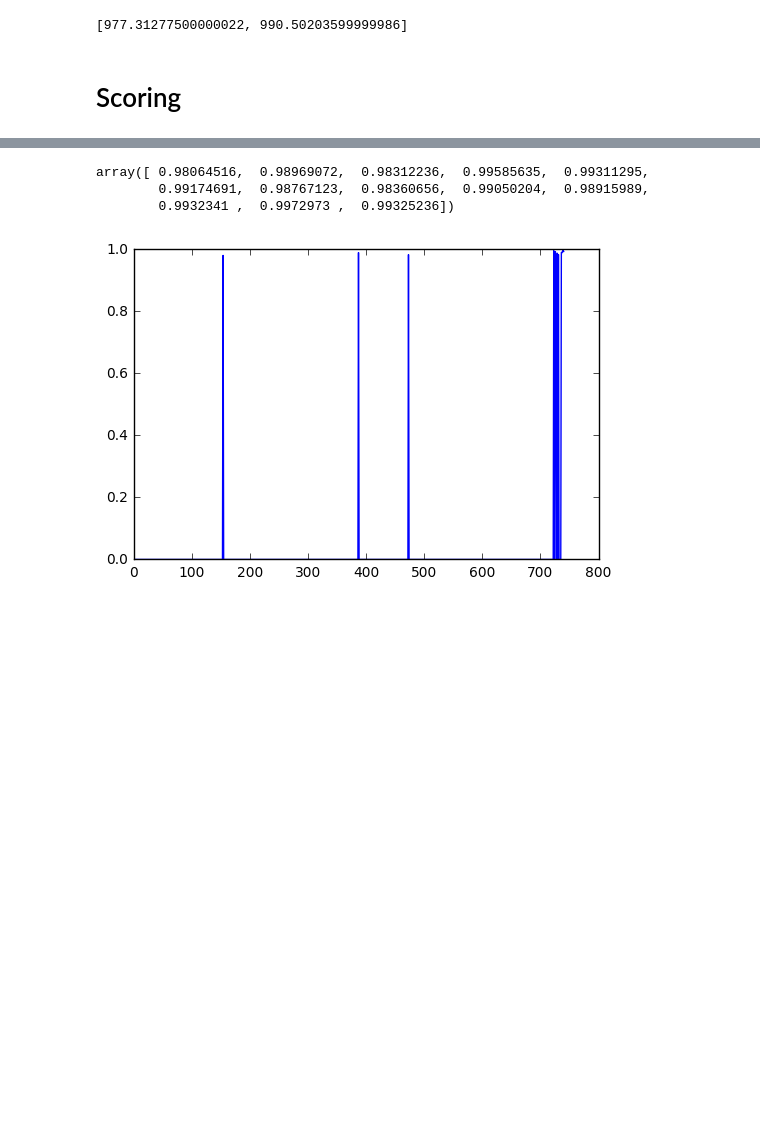
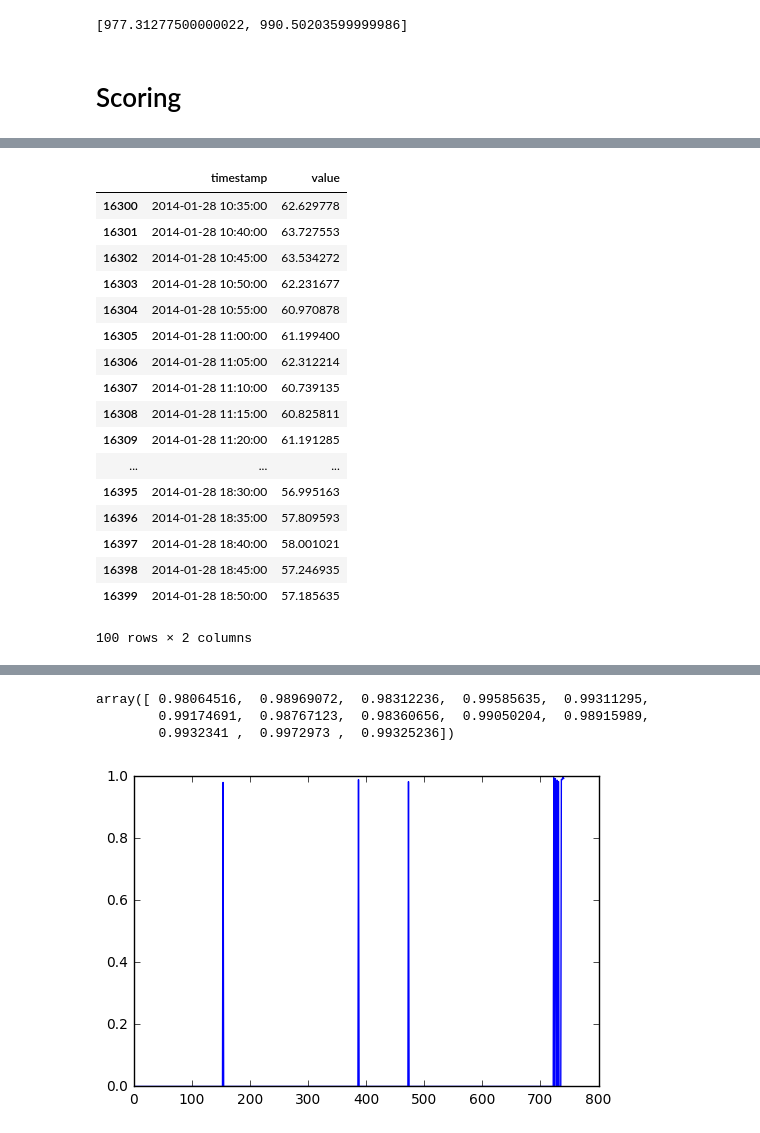
Before and after one commit to ishvlad/Conformal-Anomaly-Detection, a Jupyter notebook: experiments/ipython_notebooks/main_book.ipynb, the cells around one changed output, grey strips where cells are left out. Drawn from its saved outputs; the diff is of its cells as text; code cells hidden in the pictures; blank space fills up the shorter version.

```diff
--- a/experiments/ipython_notebooks/main_book.ipynb
+++ b/experiments/ipython_notebooks/main_book.ipynb
@@ -353,0 +338,21 @@ best, count
+# %%
+df[16300:16400]
+# %% [output]
+|  | timestamp | value |
+| 16300 | 2014-01-28 10:35:00 | 62.629778 |
+| 16301 | 2014-01-28 10:40:00 | 63.727553 |
+| 16302 | 2014-01-28 10:45:00 | 63.534272 |
+| 16303 | 2014-01-28 10:50:00 | 62.231677 |
+| 16304 | 2014-01-28 10:55:00 | 60.970878 |
+| 16305 | 2014-01-28 11:00:00 | 61.199400 |
+| 16306 | 2014-01-28 11:05:00 | 62.312214 |
+| 16307 | 2014-01-28 11:10:00 | 60.739135 |
+| 16308 | 2014-01-28 11:15:00 | 60.825811 |
+| 16309 | 2014-01-28 11:20:00 | 61.191285 |
+| ... | ... | ... |
+| 16395 | 2014-01-28 18:30:00 | 56.995163 |
+| 16396 | 2014-01-28 18:35:00 | 57.809593 |
+| 16397 | 2014-01-28 18:40:00 | 58.001021 |
+| 16398 | 2014-01-28 18:45:00 | 57.246935 |
+| 16399 | 2014-01-28 18:50:00 | 57.185635 |
+100 rows × 2 columns
```
Also changed, not shown: parts of 11 cells of this notebook, 1 other file.
